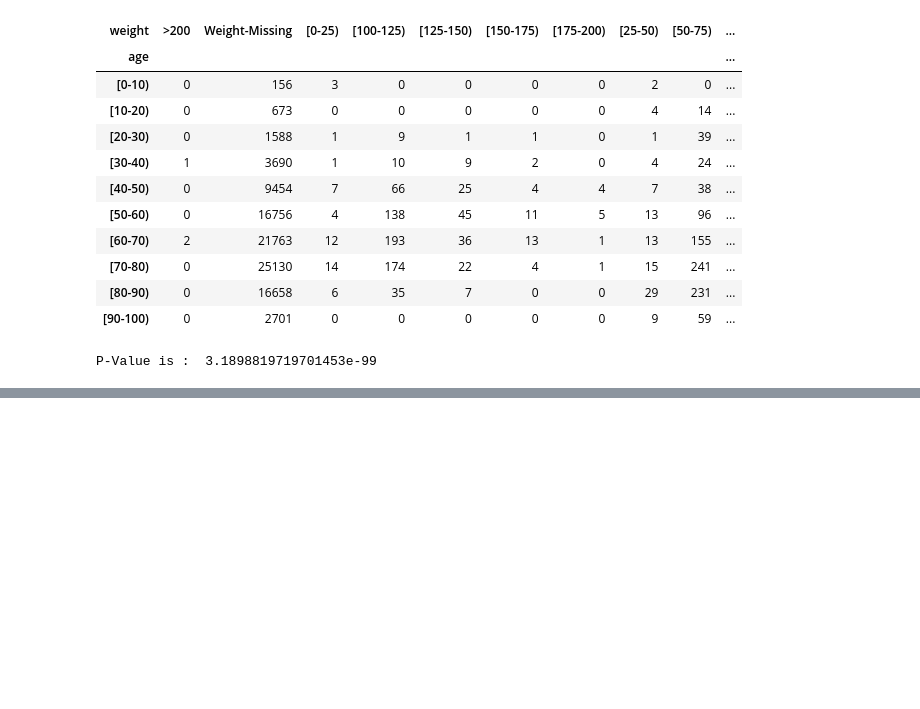
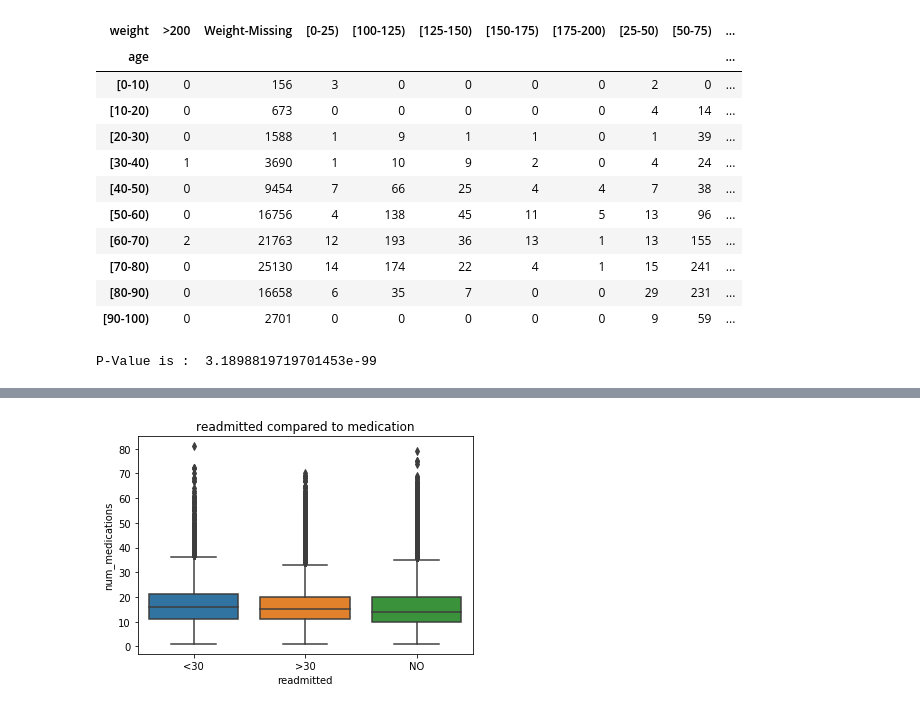
Before and after one commit to JPDas63/Capstone-Project, a Jupyter notebook: Project_Diabetes.ipynb, the cells around one changed output, grey strips where cells are left out. Cells and saved outputs as stored; diff of their text form; code cells hidden in the pictures; blank space fills up the shorter version.

```diff
--- a/Project_Diabetes.ipynb
+++ b/Project_Diabetes.ipynb
@@ -405,0 +559,6 @@ P-Value is :  3.1898819719701453e-99
+# %%
+sns.boxplot(x = "readmitted", y = "num_medications", data = data)
+plt.title('readmitted compared to medication')
+plt.show()
+# %% [output]
+[figure, added]
```
Also changed, not shown: parts of 32 cells of this notebook.
